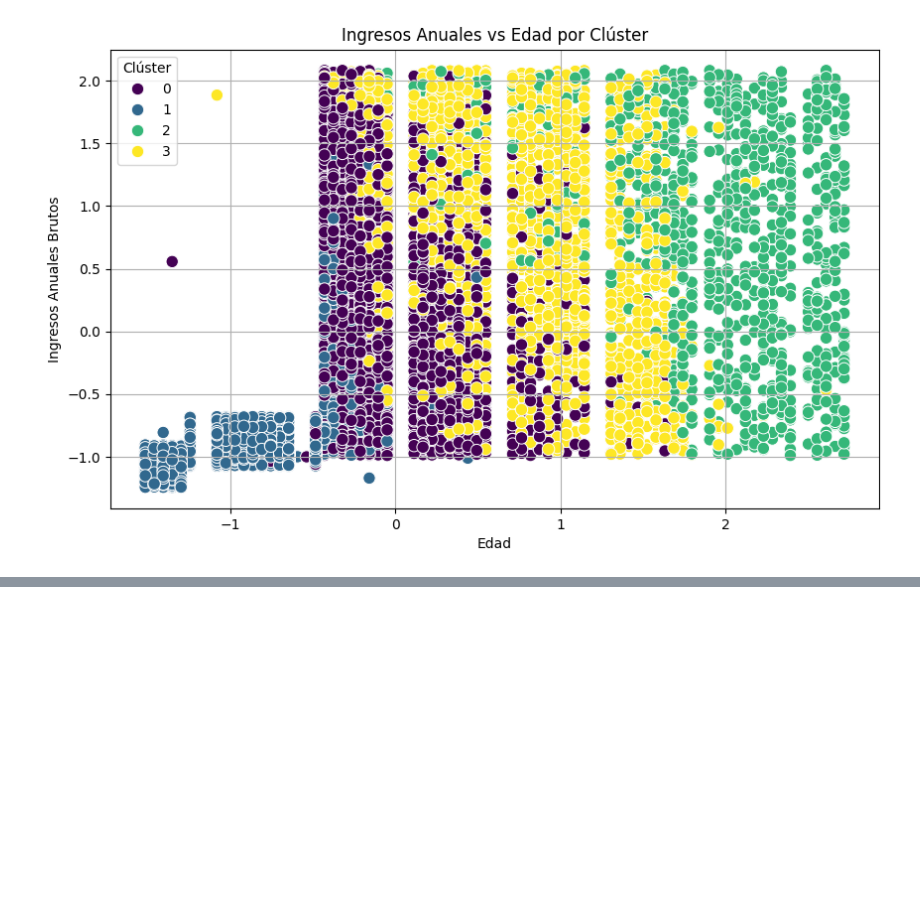
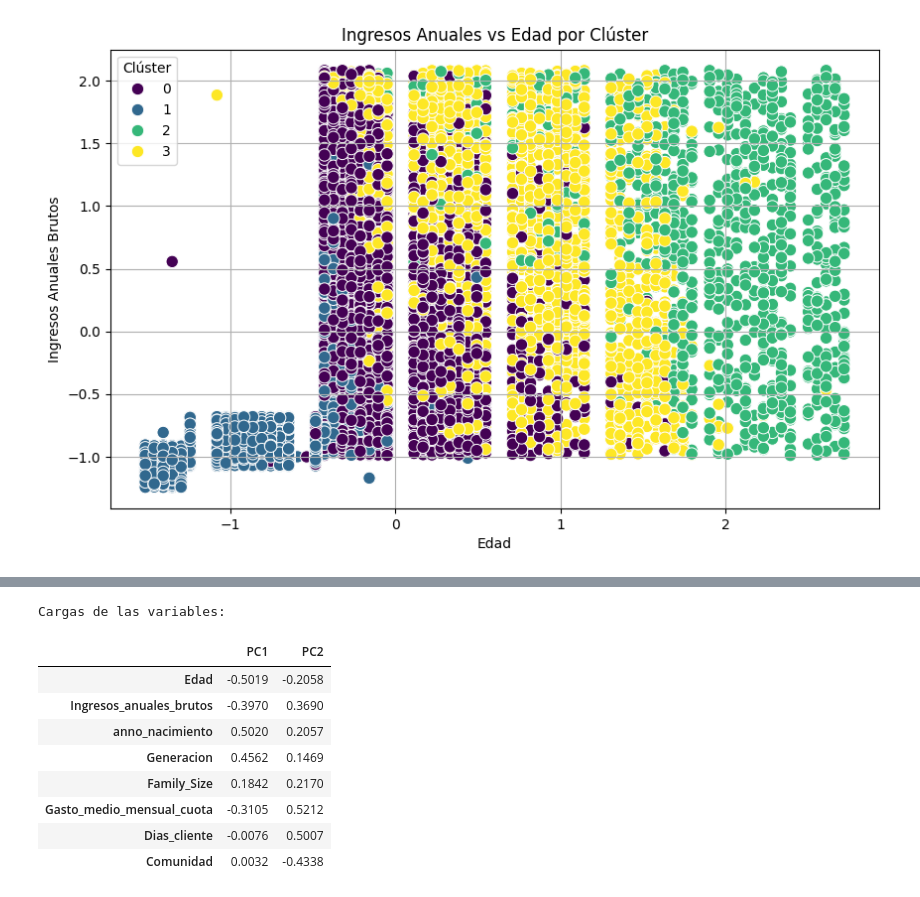
Before and after one commit to seerraa16/Caso02-PCA-y-Clustering, a Jupyter notebook: pca.ipynb, the cells around one changed output, grey strips where cells are left out. Cells and saved outputs as stored; diff of their text form; code cells hidden in the pictures; blank space fills up the shorter version.

```diff
--- a/pca.ipynb
+++ b/pca.ipynb
@@ -413,0 +460,22 @@ plt.show()
+# %%
+# Calcular las cargas de las variables
+cargas = pd.DataFrame(
+    pca_model.components_.T,
+    columns=[f'PC{i+1}' for i in range(pca_model.n_components_)],
+    index=numeric_cols
+)
+
+# Mostrar las cargas redondeadas
+print("\nCargas de las variables:")
+display(cargas.round(4))
+# %% [output]
+Cargas de las variables:
+|  | PC1 | PC2 |
+| Edad | -0.5019 | -0.2058 |
+| Ingresos_anuales_brutos | -0.3970 | 0.3690 |
+| anno_nacimiento | 0.5020 | 0.2057 |
+| Generacion | 0.4562 | 0.1469 |
+| Family_Size | 0.1842 | 0.2170 |
+| Gasto_medio_mensual_cuota | -0.3105 | 0.5212 |
+| Dias_cliente | -0.0076 | 0.5007 |
+| Comunidad | 0.0032 | -0.4338 |
```
Also changed, not shown: parts of 9 cells of this notebook, 4 other files.
